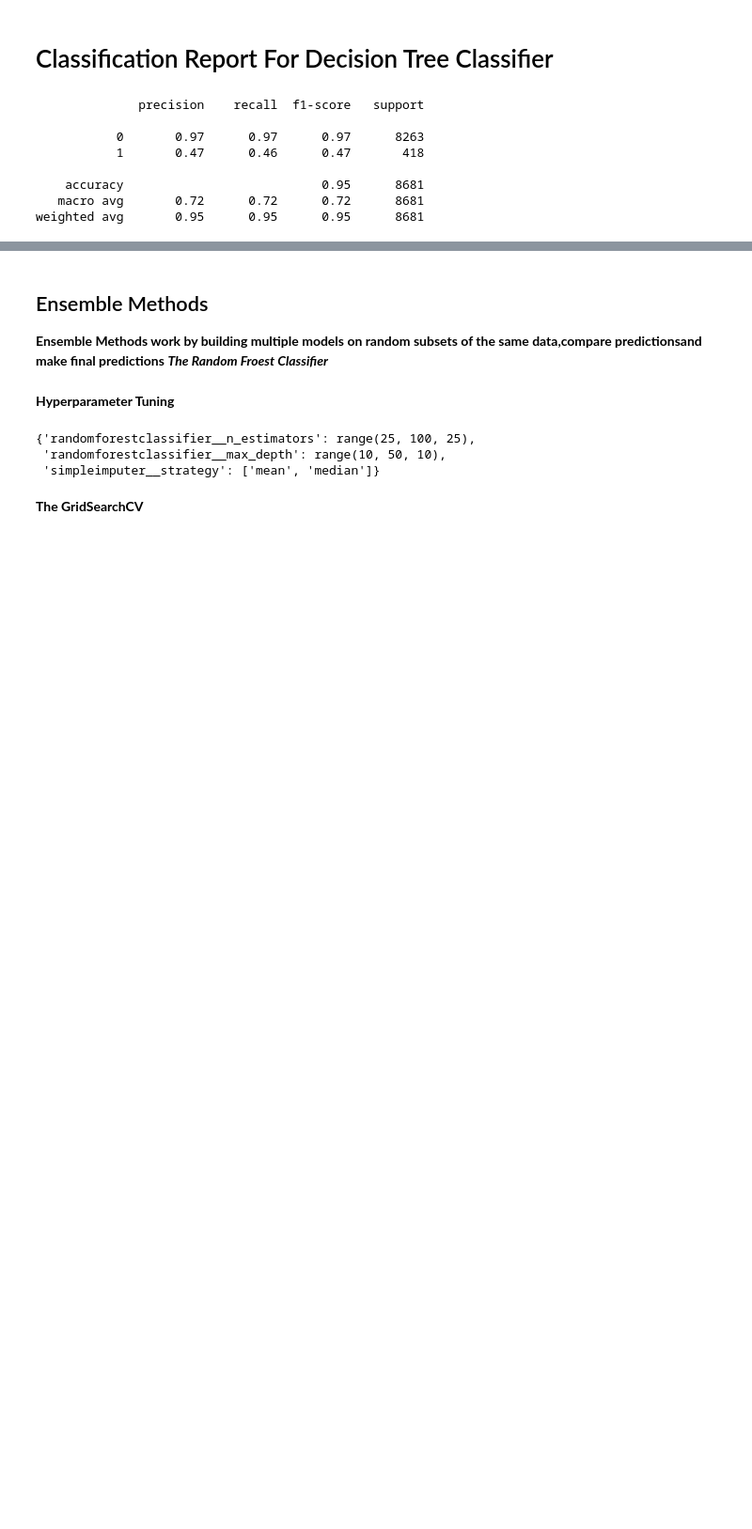
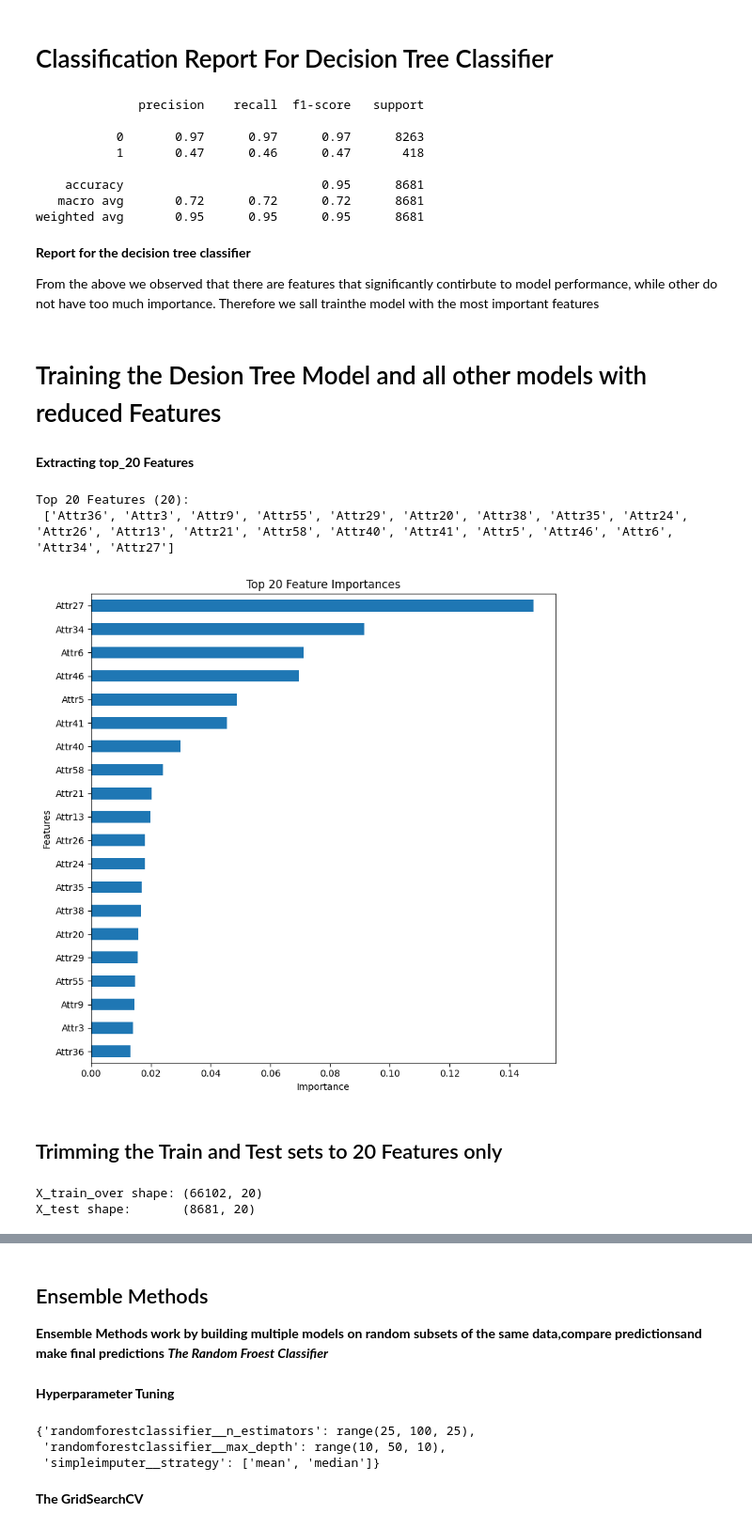
Before and after one commit to kalasamuel/CompanyBankruptcyML, a Jupyter notebook: Buildmodels.ipynb, the cells around one changed output, grey strips where cells are left out. Shown at 94% size. Saved outputs shown, nothing was run; the diff lists cells and outputs as text; code cells hidden in the pictures; blank space fills up the shorter version.

```diff
--- a/Buildmodels.ipynb
+++ b/Buildmodels.ipynb
@@ -149,3 +149,45 @@ print(report_dt)
     accuracy                           0.95      8681
    macro avg       0.72      0.72      0.72      8681
 weighted avg       0.95      0.95      0.95      8681
+# %% [markdown]
+**Report for the decision tree classifier**
+
+From the above we observed that there are features that significantly contirbute to model performance, while other do not have too much importance. Therefore we sall trainthe model with the most important features
+# %% [markdown]
+# Training  the Desion Tree Model and all other models with reduced Features
+# %% [markdown]
+**Extracting top_20 Features**
+# %%
+# Extract importances
+importances = model_dt.best_estimator_.named_steps["decisiontreeclassifier"].feature_importances_
+features = X_train_over.columns
+feat_imp = pd.Series(importances, index=features).sort_values()
+
+
+# Select top 25 features
+top_20_features = feat_imp.tail(20).index.tolist()
+print(f"Top 20 Features ({len(top_20_features)}):\n", top_20_features)
+
+# Plot for the top_20 features
+feat_imp.tail(20).sort_values().plot(kind="barh", figsize=(8, 8))
+plt.title("Top 20 Feature Importances")
+plt.xlabel("Importance")
+plt.ylabel("Features")
+plt.tight_layout()
+plt.show()
+# %% [output]
+Top 20 Features (20):
+ ['Attr36', 'Attr3', 'Attr9', 'Attr55', 'Attr29', 'Attr20', 'Attr38', 'Attr35', 'Attr24', 'Attr26', 'Attr13', 'Attr21', 'Attr58', 'Attr40', 'Attr41', 'Attr5', 'Attr46', 'Attr6', 'Attr34', 'Attr27']
+[figure, added]
+# %% [markdown]
+## Trimming the Train and Test sets to 20 Features only
+# %%
+X_train_over = X_train_over[top_20_features]
+X_test = X_test[top_20_features]
+features = X_train_over.columns
+
+print(f"X_train_over shape: {X_train_over.shape}")
+print(f"X_test shape:       {X_test.shape}")
+# %% [output]
+X_train_over shape: (66102, 20)
+X_test shape:       (8681, 20)
```
Also changed, not shown: parts of 17 cells of this notebook, 3 other files.
